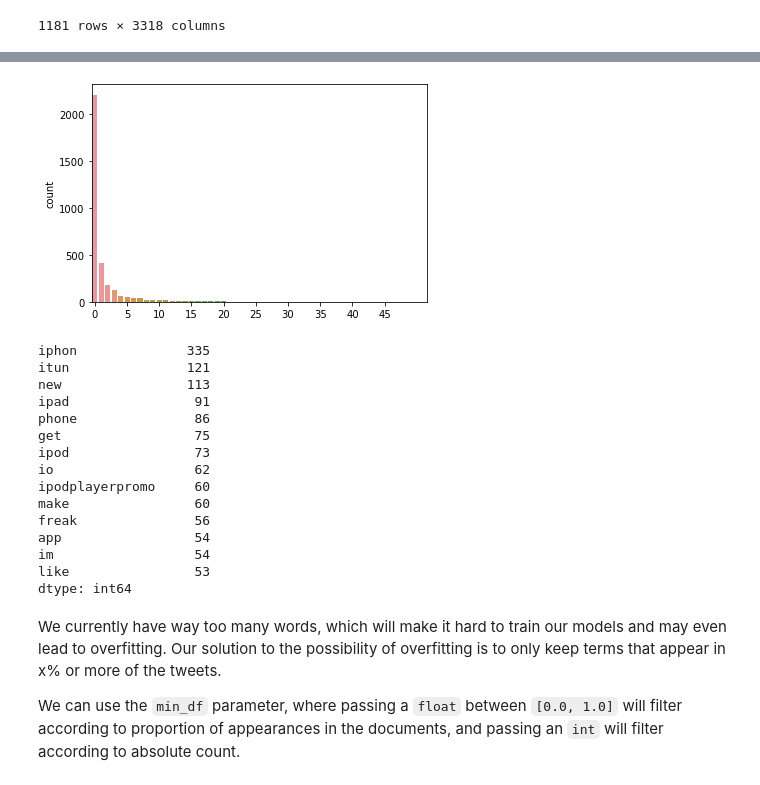
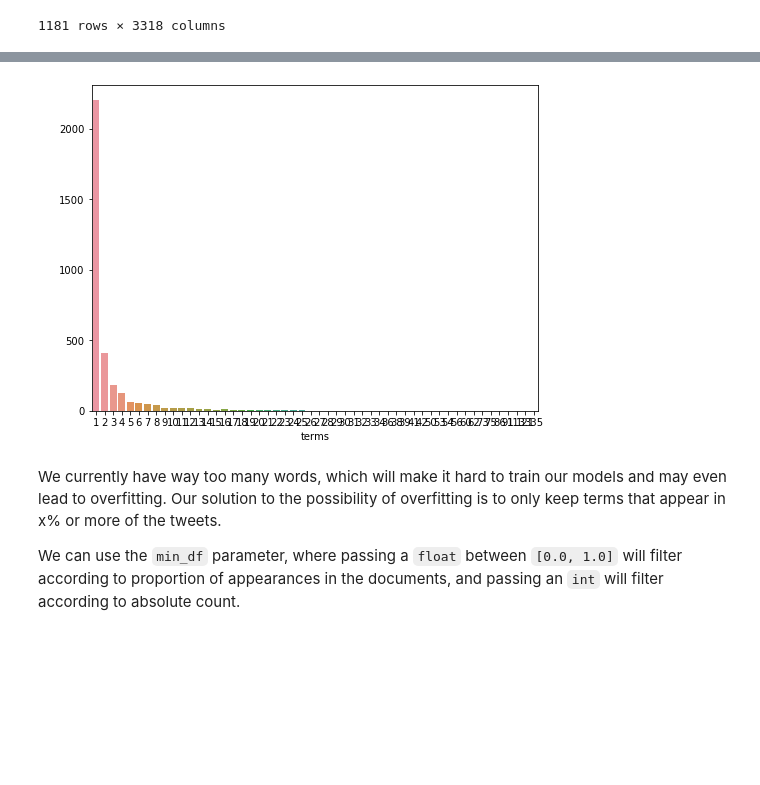
Before and after one commit to paulgrigas/IEOR-142-242-Python-Project, a Jupyter notebook: Lab 6/Lab6b_teaching.ipynb, the cells around one changed output, grey strips where cells are left out. Drawn from its saved outputs; the diff is of its cells as text; code cells hidden in the pictures; blank space fills up the shorter version.

Commit message:
Adjustments to all previous labs
Reviewed and modified previous labs where some output or computations where missing, or updated and reorganized for ease of reading and visualization.

```diff
--- a/Lab 6/Lab6_teaching.ipynb
+++ b/Lab 6/Lab6b_teaching.ipynb
@@ -318,7 +316,7 @@ from sklearn.feature_extraction.text import CountVectorizer
 
 countvec = CountVectorizer()
 
-sparse_dtm = countvec.fit_transform(text_clean)
+sparse_dtm = countvec.fit_transform(text_detokenized)
 sparse_dtm
 # %% [output]
 <1181x3318 sparse matrix of type '<class 'numpy.int64'>'
@@ -345,30 +362,19 @@ dtm
 # %%
-frequencies = dtm.sum().sort_values(ascending=False)
+plt.figure(figsize=(8,6))
 
 ax = sns.countplot(frequencies)
-plt.xticks(np.arange(0, 50, step=5), np.arange(0, 50, step=5))
-# plt.hist(frequencies, bins=len(frequencies))
+plt.xticks(np.arange(1, 50, step=5), np.arange(1, 50, step=5))
+
+# freq = pd.DataFrame(frequencies, columns=['Frequencies']).transpose()
+# ax = sns.countplot(freq)
+# ax = sns.distplot(frequencies, bins=len(frequencies))
+# ax = plt.hist(frequencies[frequencies > 50])
+
+plt.xlabel('terms')
+plt.ylabel(' ')
 plt.show()
 # %% [output]
-[figure, old version]
+[figure, new version]
-# %%
-print(frequencies[frequencies > 50])
-# %% [output]
-iphon              335
-itun               121
-new                113
-ipad                91
-phone               86
-get                 75
-ipod                73
-io                  62
-ipodplayerpromo     60
-make                60
-freak               56
-app                 54
-im                  54
-like                53
-dtype: int64
 # %% [markdown]
 We currently have way too many words, which will make it hard to train our models and may even lead to overfitting. Our solution to the possibility of overfitting is to only keep terms that appear in x% or more of the tweets.
 
```
Also changed, not shown: parts of 35 cells of this notebook, 6 other files.
